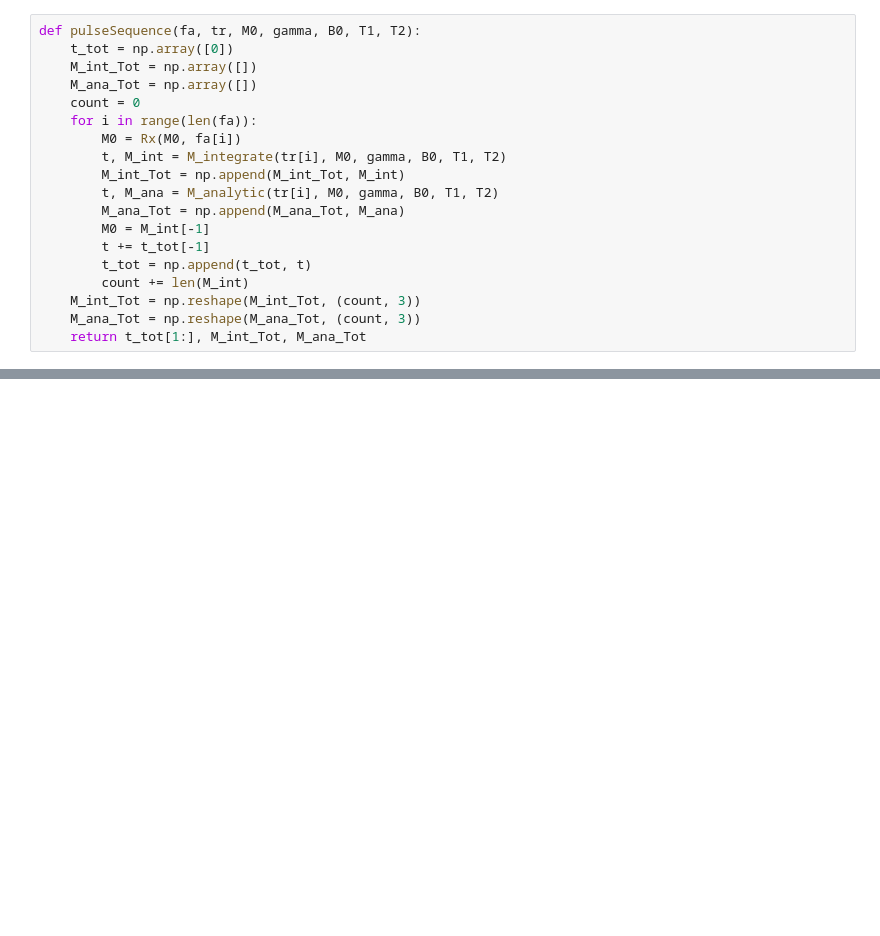
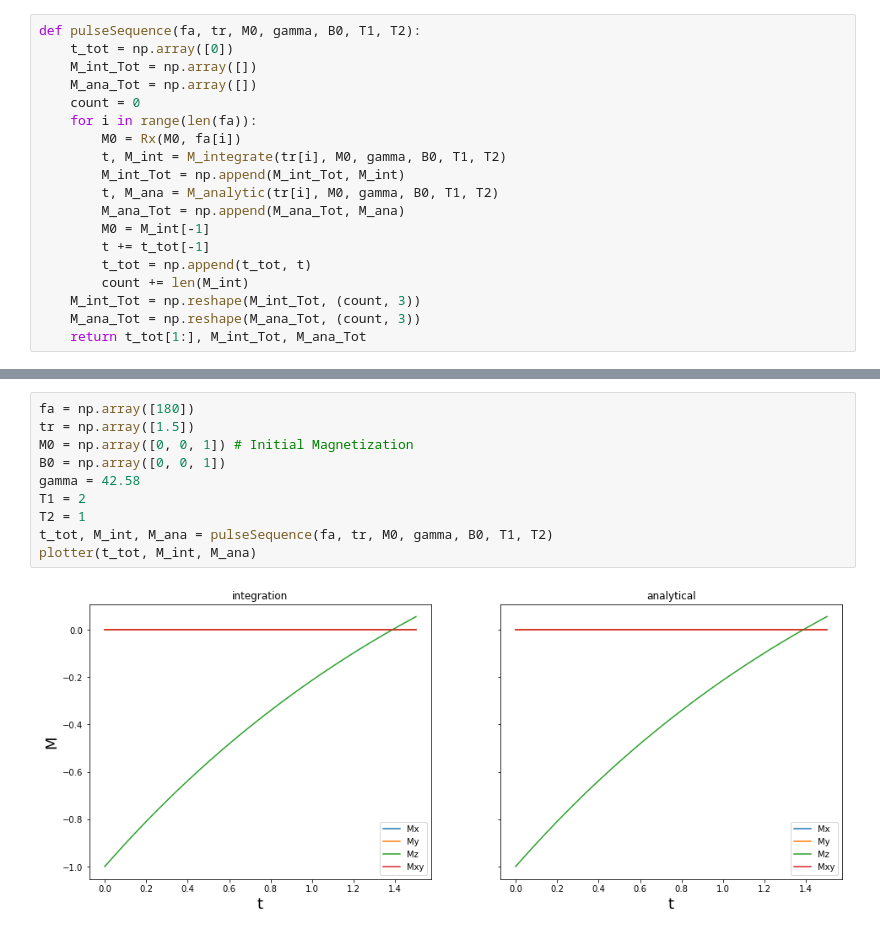
Before and after one commit to jlun17/nist-surf, a Jupyter notebook: PracticePrograms/BlochSolver.ipynb, the cells around one changed output, grey strips where cells are left out. Saved outputs shown, nothing was run; the diff lists cells and outputs as text; blank space fills up the shorter version.

```diff
--- a/PracticePrograms/BlochSolver.ipynb
+++ b/PracticePrograms/BlochSolver.ipynb
@@ -110,0 +98,12 @@ plotter(t_tot, M_int, M_ana)
+# %%
+fa = np.array([180])
+tr = np.array([1.5])
+M0 = np.array([0, 0, 1]) # Initial Magnetization
+B0 = np.array([0, 0, 1])
+gamma = 42.58
+T1 = 2
+T2 = 1
+t_tot, M_int, M_ana = pulseSequence(fa, tr, M0, gamma, B0, T1, T2)
+plotter(t_tot, M_int, M_ana)
+# %% [output]
+[figure, added]
```
Also changed, not shown: parts of 4 cells of this notebook.
